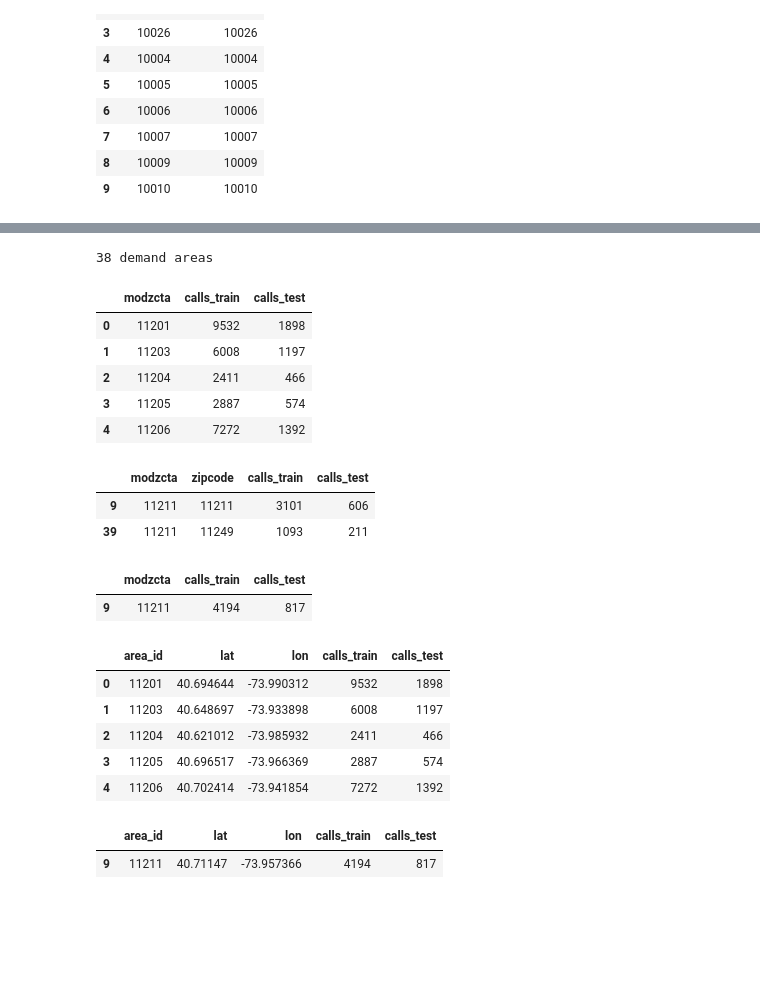
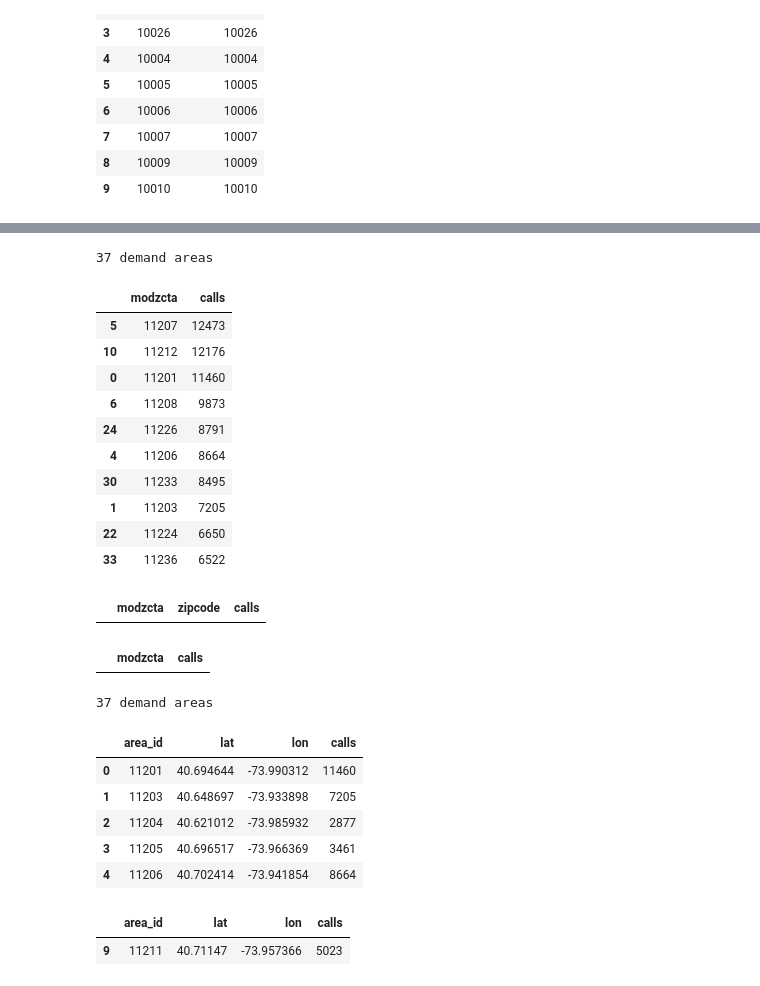
Before and after one commit to lmikhelashvili/15.C57-Optimization-Methods-Project, a Jupyter notebook: Geography.ipynb, the cells around one changed output, grey strips where cells are left out. Drawn from its saved outputs; the diff is of its cells as text; code cells hidden in the pictures; blank space fills up the shorter version.

```diff
--- a/Geography.ipynb
+++ b/Geography.ipynb
@@ -64,45 +58,43 @@ Name: unmatched_calls, dtype: int64
 # %%
-count_cols = ["calls_train", "calls_test"]
+unmatched = joined.loc[joined["modzcta"].isna(), ["zipcode", "calls"]]
+assert unmatched.empty, f"ZIPs still missing a MODZCTA:\n{unmatched}"
 
 area_weights = (
-    joined.dropna(subset=["modzcta"])
-    .groupby("modzcta", as_index=False)[count_cols]
+    joined.groupby("modzcta", as_index=False)["calls"]
     .sum()
 )
 
-excluded = weights[count_cols].sum() - area_weights[count_cols].sum()
-assert excluded.to_dict() == {"calls_train": 37, "calls_test": 5}
+assert area_weights["calls"].sum() == weights["calls"].sum()
 
 print(f"{len(area_weights)} demand areas")
-display(area_weights.head())
+display(area_weights.sort_values("calls", ascending=False).head(10))
 # %% [output]
-38 demand areas
+37 demand areas
-|  | modzcta | calls_train | calls_test |
-| 0 | 11201 | 9532 | 1898 |
-| 1 | 11203 | 6008 | 1197 |
-| 2 | 11204 | 2411 | 466 |
-| 3 | 11205 | 2887 | 574 |
-| 4 | 11206 | 7272 | 1392 |
+|  | modzcta | calls |
+| 5 | 11207 | 12473 |
+| 10 | 11212 | 12176 |
+| 0 | 11201 | 11460 |
+| 6 | 11208 | 9873 |
+| 24 | 11226 | 8791 |
+| 4 | 11206 | 8664 |
+| 30 | 11233 | 8495 |
+| 1 | 11203 | 7205 |
+| 22 | 11224 | 6650 |
+| 33 | 11236 | 6522 |
 # %%
 matched_zips = joined.dropna(subset=["modzcta"])
 zips_per_area = matched_zips.groupby("modzcta")["zipcode"].transform("nunique")
 
 shared = matched_zips.loc[
     zips_per_area.gt(1),
-    ["modzcta", "zipcode", "calls_train", "calls_test"],
+    ["modzcta", "zipcode", "calls"],
 ].sort_values(["modzcta", "zipcode"])
 
 display(shared)
-
-display(
-    area_weights.loc[area_weights["modzcta"].isin(shared["modzcta"])]
-)
+display(area_weights.loc[area_weights["modzcta"].isin(shared["modzcta"])])
 # %% [output]
-|  | modzcta | zipcode | calls_train | calls_test |
-| 9 | 11211 | 11211 | 3101 | 606 |
-| 39 | 11211 | 11249 | 1093 | 211 |
+|  | modzcta | zipcode | calls |
-|  | modzcta | calls_train | calls_test |
-| 9 | 11211 | 4194 | 817 |
+|  | modzcta | calls |
 # %%
 import geopandas as gpd
 
@@ -114,30 +106,35 @@ demand_areas = boundaries[["modzcta", "geometry"]].merge(
     area_weights, on="modzcta", how="inner", validate="one_to_one"
 )
 
-assert len(demand_areas) == len(area_weights) == 38
+missing_areas = area_weights.loc[
+    ~area_weights["modzcta"].isin(demand_areas["modzcta"]), "modzcta"
+]
+assert missing_areas.empty, f"Missing polygons for {missing_areas.tolist()}"
 assert demand_areas.geometry.notna().all()
 assert not demand_areas.geometry.is_empty.any()
 
-# Pick a point inside each polygon and convert it to longitude and latitude.
+# Pick an interior point for each polygon and convert to lat/lon.
 points = demand_areas.to_crs("EPSG:2263").representative_point().to_crs("EPSG:4326")
 
 demand = (
     demand_areas.assign(lat=points.y, lon=points.x)
     .rename(columns={"modzcta": "area_id"})
-    [["area_id", "lat", "lon", "calls_train", "calls_test"]]
+    [["area_id", "lat", "lon", "calls"]]
 )
 
+print(f"{len(demand)} demand areas")
 display(demand.head())
 display(demand.loc[demand["area_id"].eq("11211")])
 # %% [output]
+37 demand areas
-|  | area_id | lat | lon | calls_train | calls_test |
-| 0 | 11201 | 40.694644 | -73.990312 | 9532 | 1898 |
-| 1 | 11203 | 40.648697 | -73.933898 | 6008 | 1197 |
-| 2 | 11204 | 40.621012 | -73.985932 | 2411 | 466 |
-| 3 | 11205 | 40.696517 | -73.966369 | 2887 | 574 |
-| 4 | 11206 | 40.702414 | -73.941854 | 7272 | 1392 |
+|  | area_id | lat | lon | calls |
+| 0 | 11201 | 40.694644 | -73.990312 | 11460 |
+| 1 | 11203 | 40.648697 | -73.933898 | 7205 |
+| 2 | 11204 | 40.621012 | -73.985932 | 2877 |
+| 3 | 11205 | 40.696517 | -73.966369 | 3461 |
+| 4 | 11206 | 40.702414 | -73.941854 | 8664 |
-|  | area_id | lat | lon | calls_train | calls_test |
-| 9 | 11211 | 40.71147 | -73.957366 | 4194 | 817 |
+|  | area_id | lat | lon | calls |
+| 9 | 11211 | 40.71147 | -73.957366 | 5023 |
 # %%
 demand.shape
 # %% [output]
```
Also changed, not shown: parts of 5 cells of this notebook, 4 other files.
